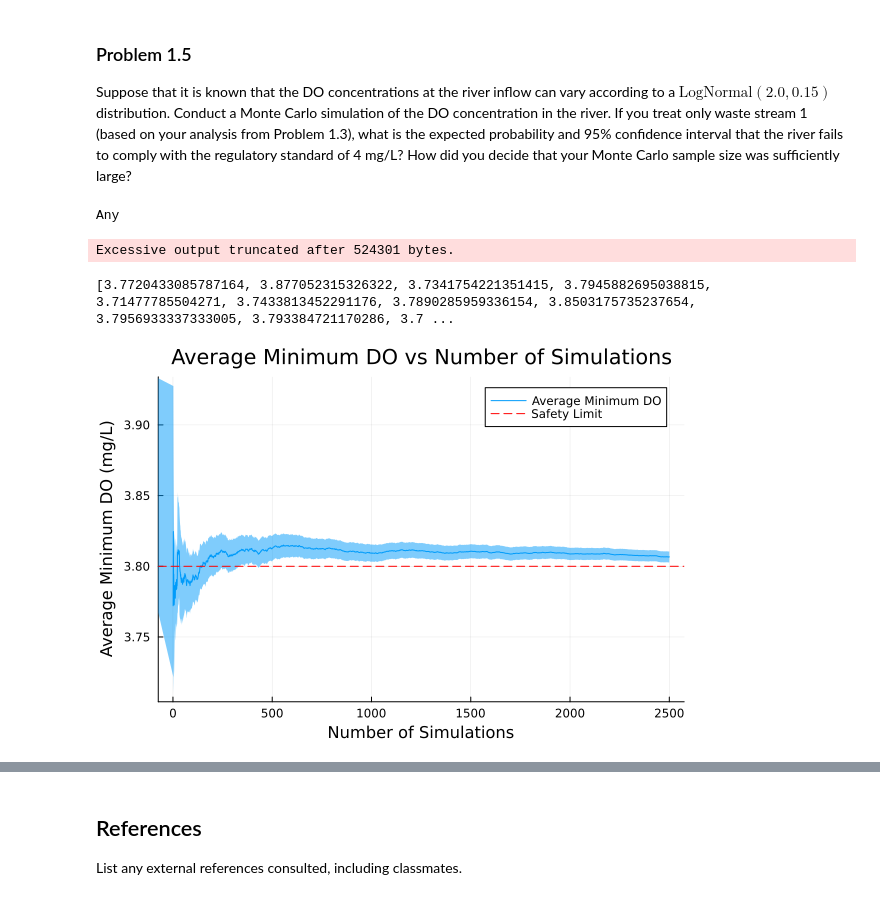
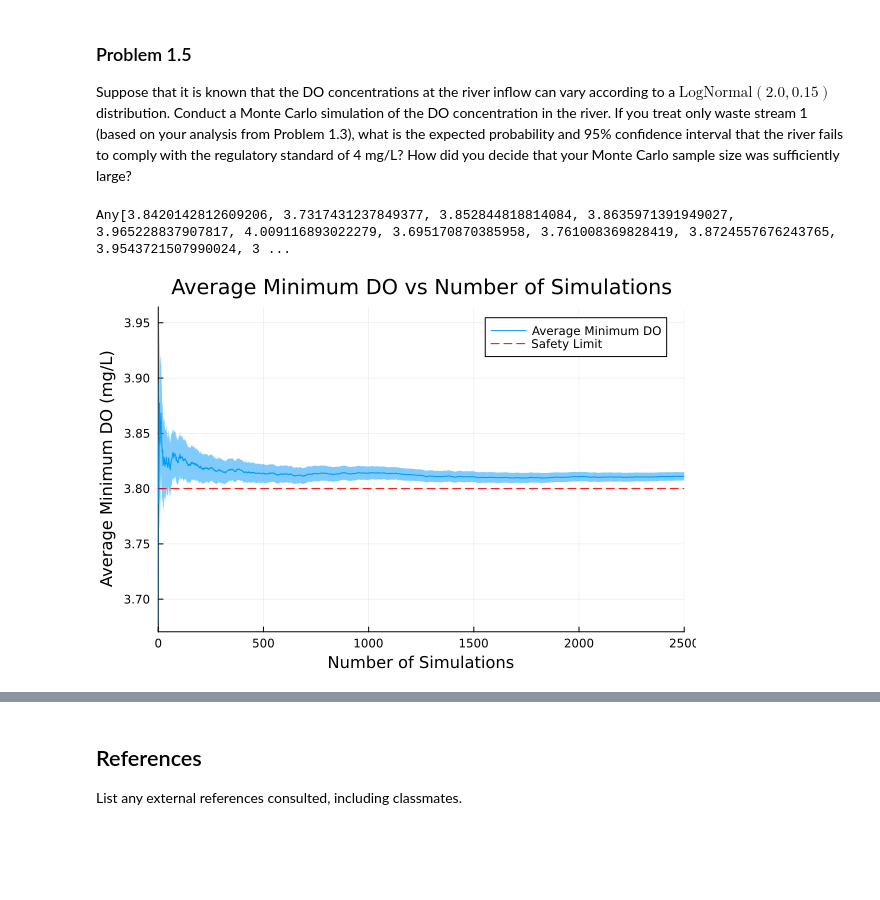
Before and after one commit to BEE4750-FA25/hw3-evtw, a Jupyter notebook: hw03.ipynb, the cells around one changed output, grey strips where cells are left out. Cells and saved outputs as stored; diff of their text form; code cells hidden in the pictures; blank space fills up the shorter version.

```diff
--- a/hw03.ipynb
+++ b/hw03.ipynb
@@ -571,35 +573,33 @@ for i in 1:sample_size
         if d <= 15
             alpha1 = exp(-k_a * d / U)
             alpha2 = (k_c / (k_a - k_c)) * (exp(-k_c * d / U) - exp(-k_a * d / U))
             alpha3 = (k_n / (k_a - k_n)) * (exp(-k_n * d / U) - exp(-k_a * d / U))
 
             C = C_s*(1-alpha1) + C1_0*alpha1 - B1_0*alpha2 - N1_0*alpha3
             push!(DO_values, C)
         else
             d_adjusted = d - 15
             alpha1 = exp(-k_a * d_adjusted / U)
             alpha2 = (k_c / (k_a - k_c)) * (exp(-k_c * d_adjusted / U) - exp(-k_a * d_adjusted / U))
             alpha3 = (k_n / (k_a - k_n)) * (exp(-k_n * d_adjusted / U) - exp(-k_a * d_adjusted / U))
 
             C = C_s*(1-alpha1) + C2_0*alpha1 - B2_0*alpha2 - N2_0*alpha3
             push!(DO_values, C)
         end
     end
     push!(final_DO_values, minimum(DO_values))
 end
 
 print(final_DO_values)
 avg_DO = zeros(length(final_DO_values))
 std_DO = zeros(length(final_DO_values))
 std_DO[1] = 0.0
 for j in 1:length(final_DO_values)
     avg_DO[j] = mean(final_DO_values[1:j])
     std_DO[j] = std(final_DO_values[1:j]) / sqrt(j)
 end
-plot(1:length(final_DO_values), avg_DO, ribbon=1.96 * std_DO, xlabel="Number of Simulations", ylabel="Average Minimum DO (mg/L)", title="Average Minimum DO vs Number of Simulations", label="Average Minimum DO",legend=true)
+plot(1:length(final_DO_values), avg_DO, ribbon=1.96 * std_DO, xlim=(0, length(final_DO_values)), xlabel="Number of Simulations", ylabel="Average Minimum DO (mg/L)", title="Average Minimum DO vs Number of Simulations", label="Average Minimum DO",legend=true)
 hline!([3.8], label="Safety Limit", linestyle=:dash, color=:red)
 # %% [output]
-Any
+Any[3.8420142812609206, 3.7317431237849377, 3.852844818814084, 3.8635971391949027, 3.965228837907817, 4.009116893022279, 3.695170870385958, 3.761008369828419, 3.8724557676243765, 3.9543721507990024, 3 ...
-Excessive output truncated after 524301 bytes.
-[3.7720433085787164, 3.877052315326322, 3.7341754221351415, 3.7945882695038815, 3.71477785504271, 3.7433813452291176, 3.7890285959336154, 3.8503175735237654, 3.7956933337333005, 3.793384721170286, 3.7 ...
-[figure, old version]
+[figure, new version]
```
Also changed, not shown: parts of 3 cells of this notebook.
